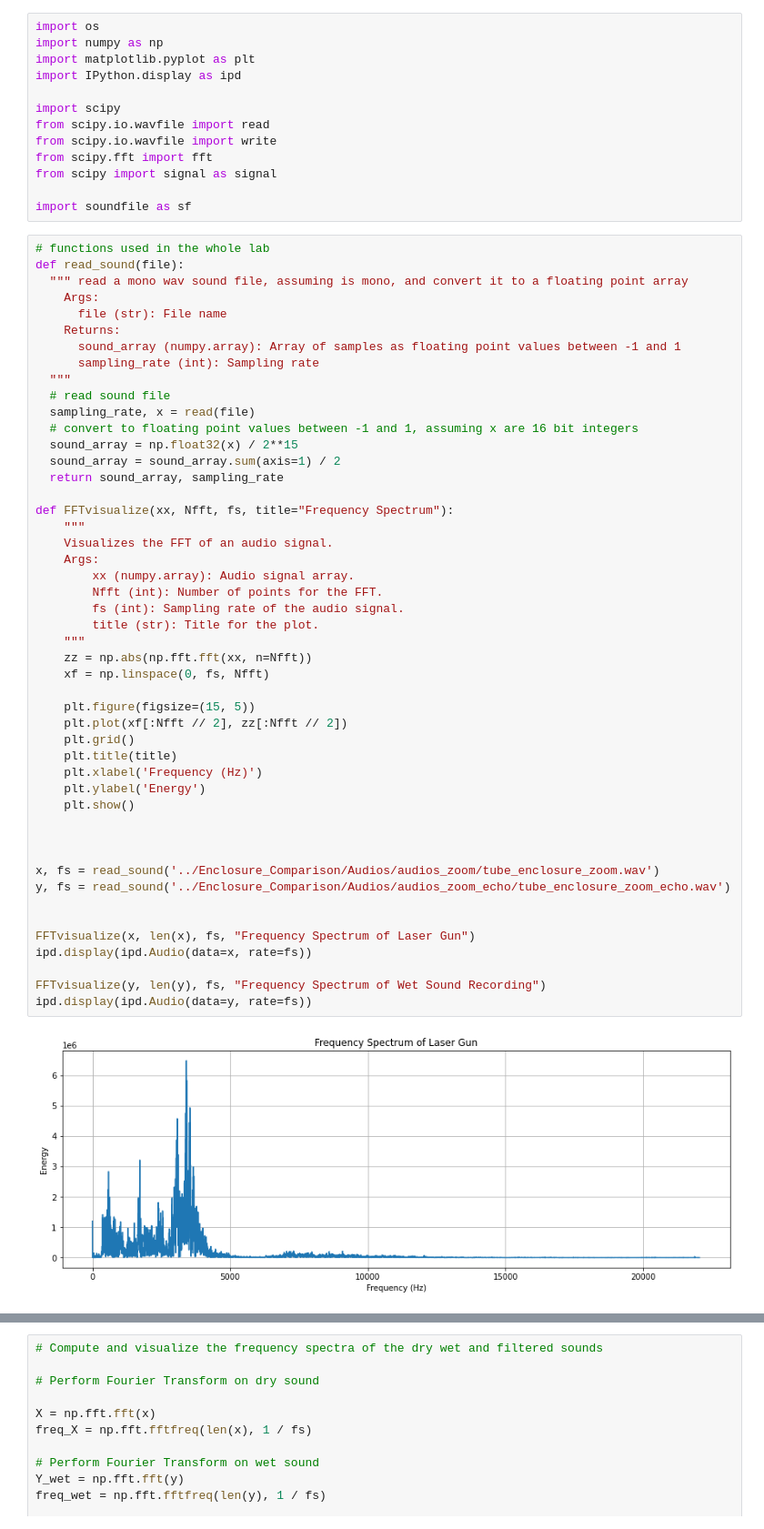
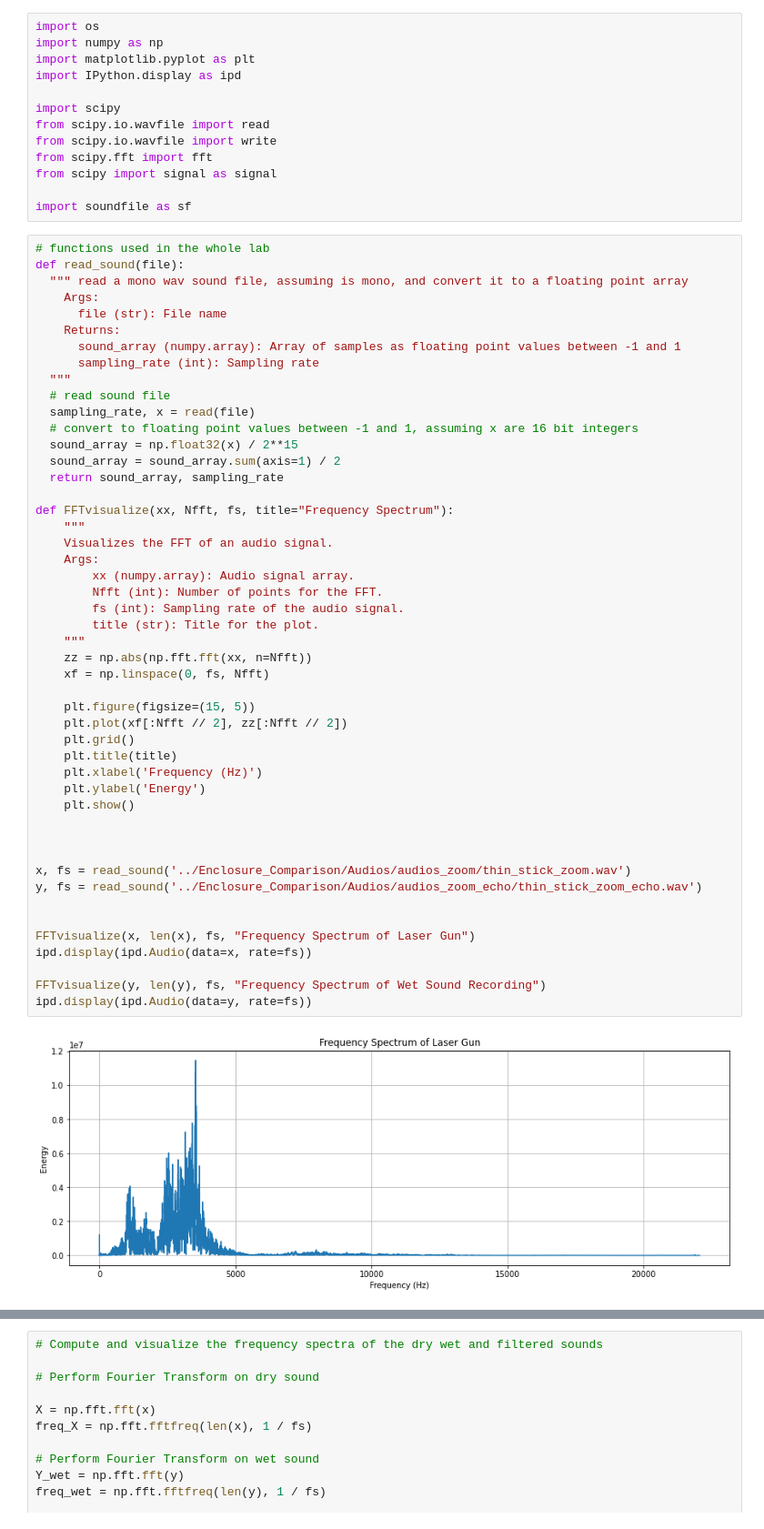
Before and after one commit to zatpros/acoustic-engineering-notebooks, a Jupyter notebook: Experiment Templates/Enclosure_Comparison/Enclosure Testing.ipynb, the cells around one changed output, grey strips where cells are left out. Shown at 91% size. Cells and saved outputs as stored; diff of their text form.

```diff
--- a/Experiment Templates/Enclosure_Comparison/Enclosure Testing.ipynb
+++ b/Experiment Templates/Enclosure_Comparison/Enclosure Testing.ipynb
@@ -38,34 +38,34 @@ def read_sound(file):
 def FFTvisualize(xx, Nfft, fs, title="Frequency Spectrum"):
     """
     Visualizes the FFT of an audio signal.
     Args:
         xx (numpy.array): Audio signal array.
         Nfft (int): Number of points for the FFT.
         fs (int): Sampling rate of the audio signal.
         title (str): Title for the plot.
     """
     zz = np.abs(np.fft.fft(xx, n=Nfft))
     xf = np.linspace(0, fs, Nfft)
 
     plt.figure(figsize=(15, 5))
     plt.plot(xf[:Nfft // 2], zz[:Nfft // 2])
     plt.grid()
     plt.title(title)
     plt.xlabel('Frequency (Hz)')
     plt.ylabel('Energy')
     plt.show()
 
 
 
-x, fs = read_sound('../Enclosure_Comparison/Audios/audios_zoom/tube_enclosure_zoom.wav')
-y, fs = read_sound('../Enclosure_Comparison/Audios/audios_zoom_echo/tube_enclosure_zoom_echo.wav')
+x, fs = read_sound('../Enclosure_Comparison/Audios/audios_zoom/thin_stick_zoom.wav')
+y, fs = read_sound('../Enclosure_Comparison/Audios/audios_zoom_echo/thin_stick_zoom_echo.wav')
 
 
 FFTvisualize(x, len(x), fs, "Frequency Spectrum of Laser Gun")
 ipd.display(ipd.Audio(data=x, rate=fs))
 
 FFTvisualize(y, len(y), fs, "Frequency Spectrum of Wet Sound Recording")
 ipd.display(ipd.Audio(data=y, rate=fs))
 # %% [output]
-[figure, old version]
+[figure, new version]
 [interactive output not drawn]
```
Also changed, not shown: parts of 4 cells of this notebook, 17 other files.
